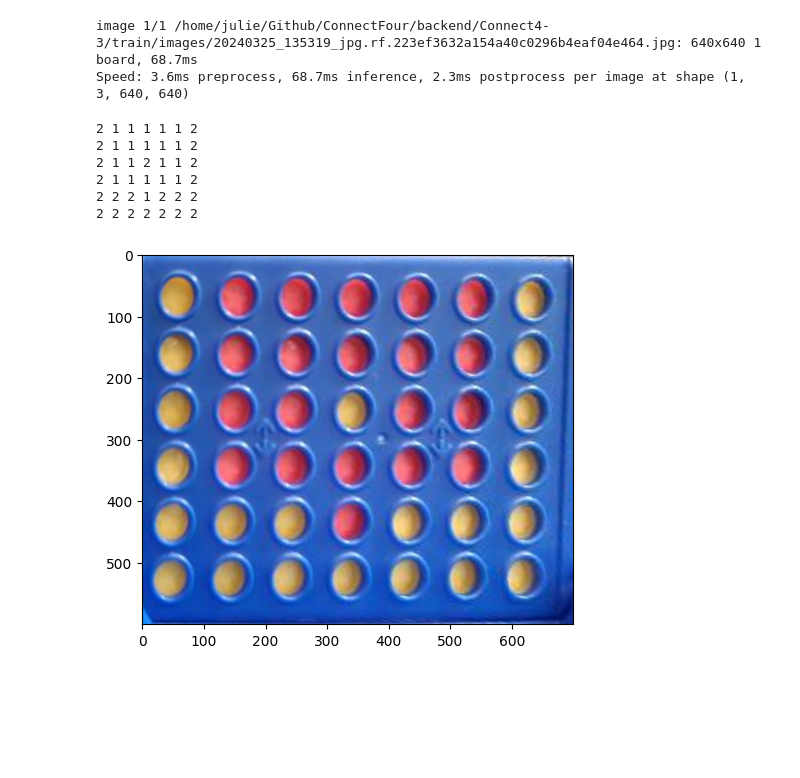
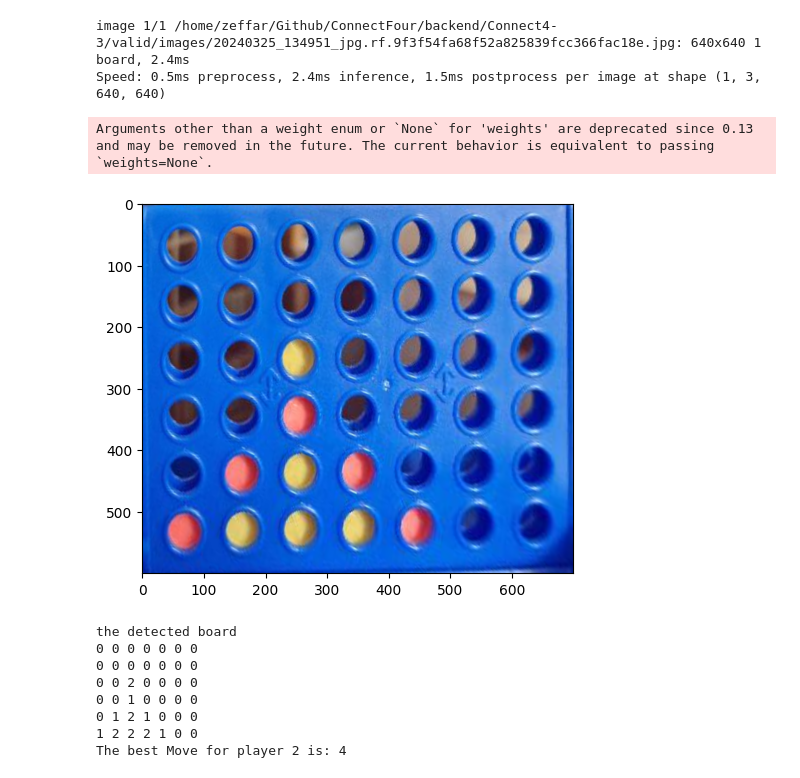
Before and after one commit to JulieJulieMary/ConnectFour, a Jupyter notebook: backend/IAVA.ipynb, the cells around one changed output. Saved outputs shown, nothing was run; the diff lists cells and outputs as text; code cells hidden in the pictures; blank space fills up the shorter version.

```diff
--- a/backend/IAVA.ipynb
+++ b/backend/IAVA.ipynb
@@ -464,9 +486,6 @@ def get_state_with_Ml(board,model,transform,device):
 
             game[row][col] = predicted.item()  # Store the prediction in the game board matrix
 
-    for line in game:
-        print(*line)
-
     state = cv.cvtColor(board, cv.COLOR_BGR2RGB)
     plt.imshow(state)
     plt.show()
@@ -484,9 +503,7 @@ def GetState(board):
         for col in range(7):
             region = board[row*100:(row+1)*100, col*100:(col+1)*100]
             game[row][col] = DetectPiece(region)
-    print("the detected board")
-    for line in game:
-        print(*line)
+
 
     state = cv.cvtColor(board, cv.COLOR_BGR2RGB)
     plt.imshow(state)
@@ -542,23 +559,46 @@ def Connect4Run(image):
       transforms.Normalize(mean=[0.485, 0.456, 0.406], std=[0.229, 0.224, 0.225])  # Normalize with ImageNet means and stds
     ])
 
-  game = get_state_with_Ml(board, model,transform,device)
+  return get_state_with_Ml(board, model,transform,device)
-# %%
-# path = "Connect4-3/valid/images/20240325_134951_jpg.rf.9f3f54fa68f52a825839fcc366fac18e.jpg"
-# path = "Connect4-3/test/images/WIN_20240325_19_00_55_Pro_jpg.rf.8784b14a9326fe061c898b28171296e9.jpg"
-# path = 'Connect4-3/train/images/20240325_135319_jpg.rf.223ef3632a154a40c0296b4eaf04e464.jpg'
-path = 'Connect4-3/train/images/20240325_135319_jpg.rf.223ef3632a154a40c0296b4eaf04e464.jpg'
-Connect4Run(path)
-# %% [output]
-image 1/1 /home/julie/Github/ConnectFour/backend/Connect4-3/train/images/20240325_135319_jpg.rf.223ef3632a154a40c0296b4eaf04e464.jpg: 640x640 1 board, 68.7ms
-Speed: 3.6ms preprocess, 68.7ms inference, 2.3ms postprocess per image at shape (1, 3, 640, 640)
-2 1 1 1 1 1 2
-2 1 1 1 1 1 2
-2 1 1 2 1 1 2
-2 1 1 1 1 1 2
-2 2 2 1 2 2 2
-2 2 2 2 2 2 2
-[figure, removed]
+# %%
+# path = "Connect4-3/test/images/WIN_20240325_19_00_55_Pro_jpg.rf.8784b14a9326fe061c898b28171296e9.jpg"
+# path = 'Connect4-3/train/images/20240325_135319_jpg.rf.223ef3632a154a40c0296b4eaf04e464.jpg'
+
+
+path = "Connect4-3/valid/images/20240325_134951_jpg.rf.9f3f54fa68f52a825839fcc366fac18e.jpg"
+# path = 'Connect4-3/train/images/WIN_20240325_19_01_12_Pro_jpg.rf.4a2129f3fecd7f57e79d3c3158cd7edf.jpg'
+# path = 'Connect4-3/train/images/connec_jpg.rf.62c419e076c29a0365f6e80abe7513ce.jpg'
+
+game = Connect4Run(path)
+
+print("the detected board")
+
+for line in game:
+    print(*line)
+
+playerTurn = '2'
+
+with open('game.txt', 'w') as g:
+    g.write(playerTurn + '\n')
+    for line in game:
+        g.write(' '.join(map(str, line))+'\n')
+
+move = subprocess.run(["./MCTS"], capture_output=True, text=True).stdout.strip()
+
+print(f"The best Move for player {playerTurn} is: {move}")
+# %% [output]
+image 1/1 /home/zeffar/Github/ConnectFour/backend/Connect4-3/valid/images/20240325_134951_jpg.rf.9f3f54fa68f52a825839fcc366fac18e.jpg: 640x640 1 board, 2.4ms
+Speed: 0.5ms preprocess, 2.4ms inference, 1.5ms postprocess per image at shape (1, 3, 640, 640)
+Arguments other than a weight enum or `None` for 'weights' are deprecated since 0.13 and may be removed in the future. The current behavior is equivalent to passing `weights=None`.
+[figure, added]
+the detected board
+0 0 0 0 0 0 0
+0 0 0 0 0 0 0
+0 0 2 0 0 0 0
+0 0 1 0 0 0 0
+0 1 2 1 0 0 0
+1 2 2 2 1 0 0
+The best Move for player 2 is: 4
 # %%
 # path = "Connect4-3/test/images/WIN_20240325_19_00_55_Pro_jpg.rf.8784b14a9326fe061c898b28171296e9.jpg"
 # path =  "Connect4-3/train/images/20240325_135727_jpg.rf.5f60c8bd91e9d5ab523c1a003cd1aa6a.jpg"
```
Also changed, not shown: parts of 4 cells of this notebook, 7 other files.
